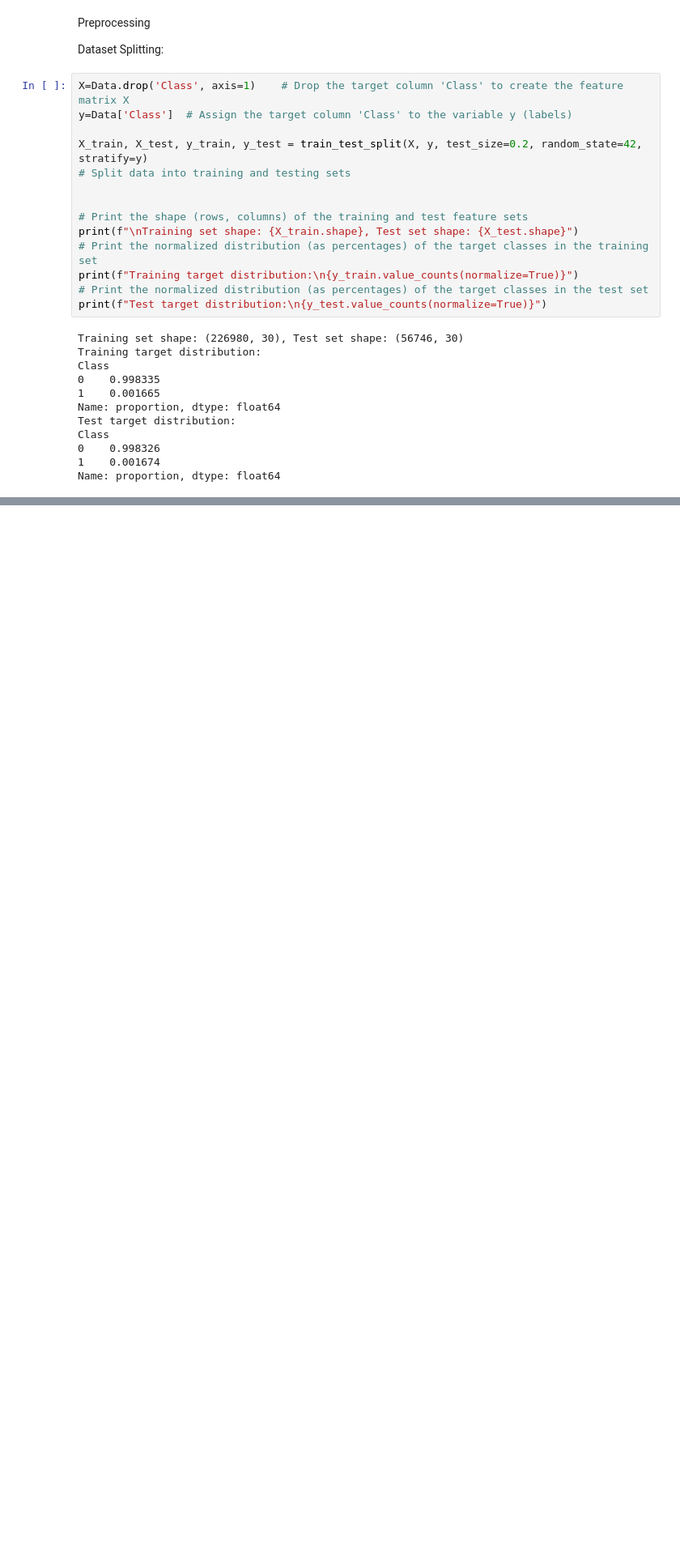
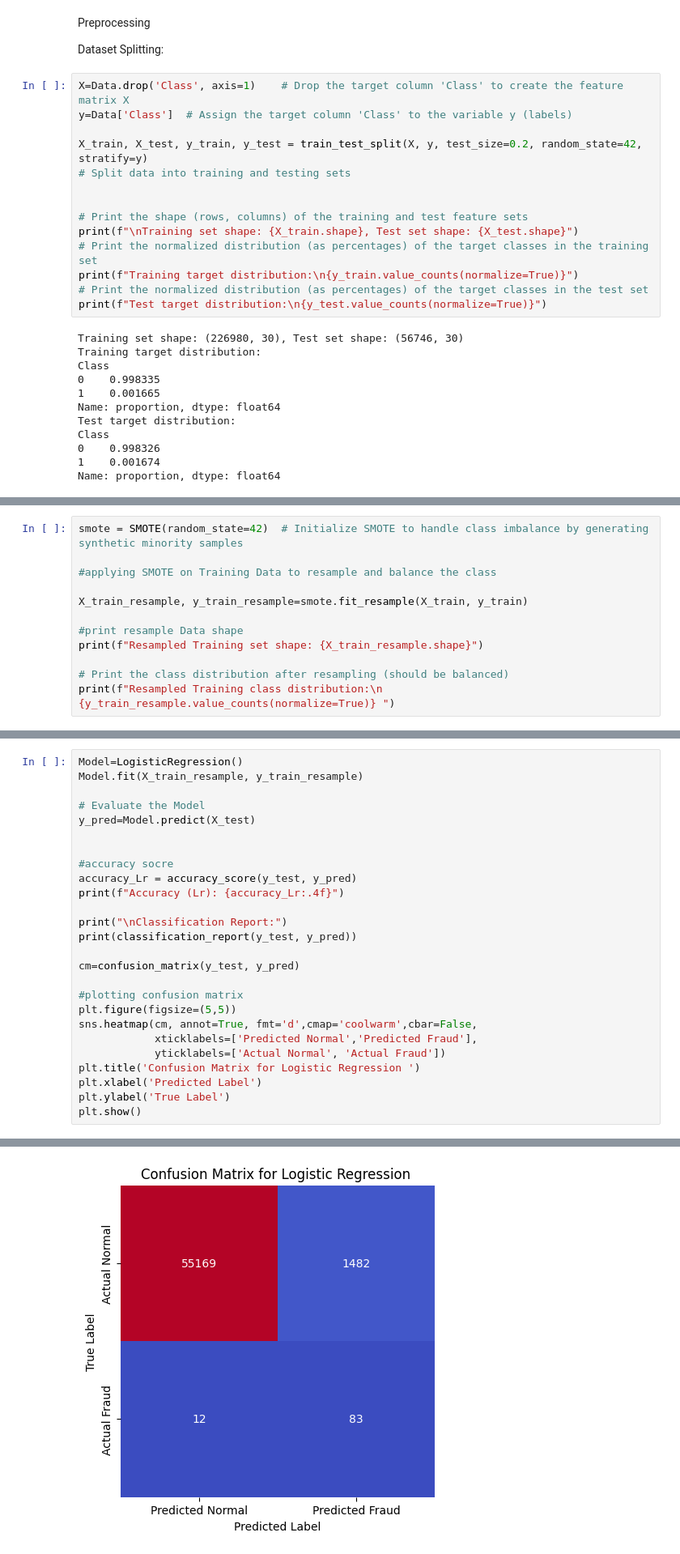
Before and after one commit to kunalvanjani705-tech/CreditCard-Fraud-Detection, a Jupyter notebook: CCFraudAnalysis.ipynb, the cells around one changed output, grey strips where cells are left out. Shown at 81% size. Drawn from its saved outputs; the diff is of its cells as text; blank space fills up the shorter version.

```diff
--- a/CCFraudAnalysis.ipynb
+++ b/CCFraudAnalysis.ipynb
@@ -295,0 +312,12 @@ Name: proportion, dtype: float64
+# %%
+smote = SMOTE(random_state=42)  # Initialize SMOTE to handle class imbalance by generating synthetic minority samples
+
+#applying SMOTE on Training Data to resample and balance the class
+
+X_train_resample, y_train_resample=smote.fit_resample(X_train, y_train)
+
+#print resample Data shape
+print(f"Resampled Training set shape: {X_train_resample.shape}")
+
+# Print the class distribution after resampling (should be balanced)
+print(f"Resampled Training class distribution:\n {y_train_resample.value_counts(normalize=True)} ")
@@ -295,0 +333,27 @@ Name: proportion, dtype: float64
+# %%
+Model=LogisticRegression()
+Model.fit(X_train_resample, y_train_resample)
+
+# Evaluate the Model
+y_pred=Model.predict(X_test)
+
+
+#accuracy socre
+accuracy_Lr = accuracy_score(y_test, y_pred)
+print(f"Accuracy (Lr): {accuracy_Lr:.4f}")
+
+print("\nClassification Report:")
+print(classification_report(y_test, y_pred))
+
+cm=confusion_matrix(y_test, y_pred)
+
+#plotting confusion matrix
+plt.figure(figsize=(5,5))
+sns.heatmap(cm, annot=True, fmt='d',cmap='coolwarm',cbar=False,
+            xticklabels=['Predicted Normal','Predicted Fraud'],
+            yticklabels=['Actual Normal', 'Actual Fraud'])
+plt.title('Confusion Matrix for Logistic Regression ')
+plt.xlabel('Predicted Label')
+plt.ylabel('True Label')
+plt.show()
+# %% [output]
@@ -295,0 +371 @@ Name: proportion, dtype: float64
+[figure, added]
```
Also changed, not shown: parts of 7 cells of this notebook.
